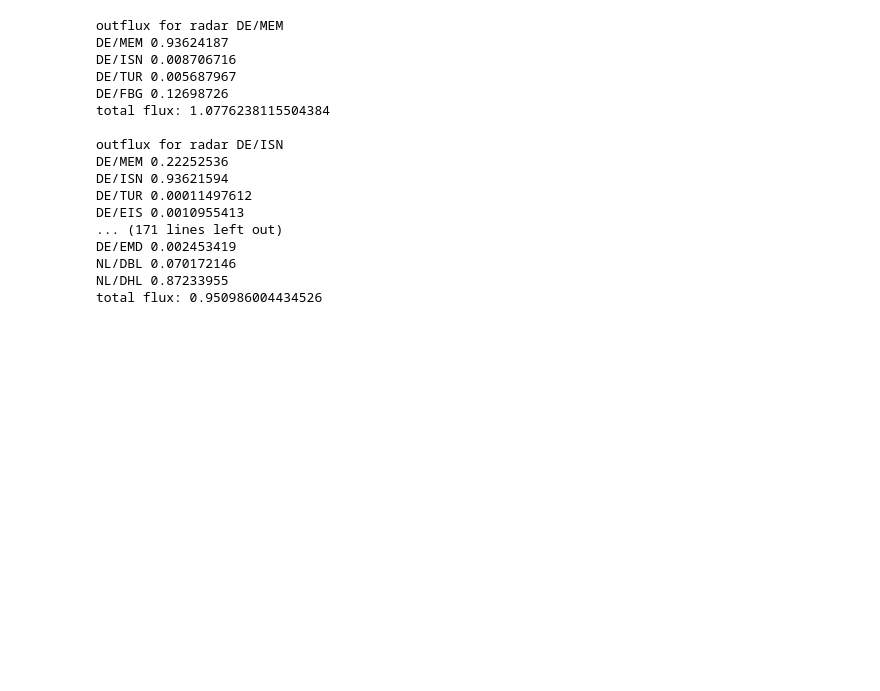
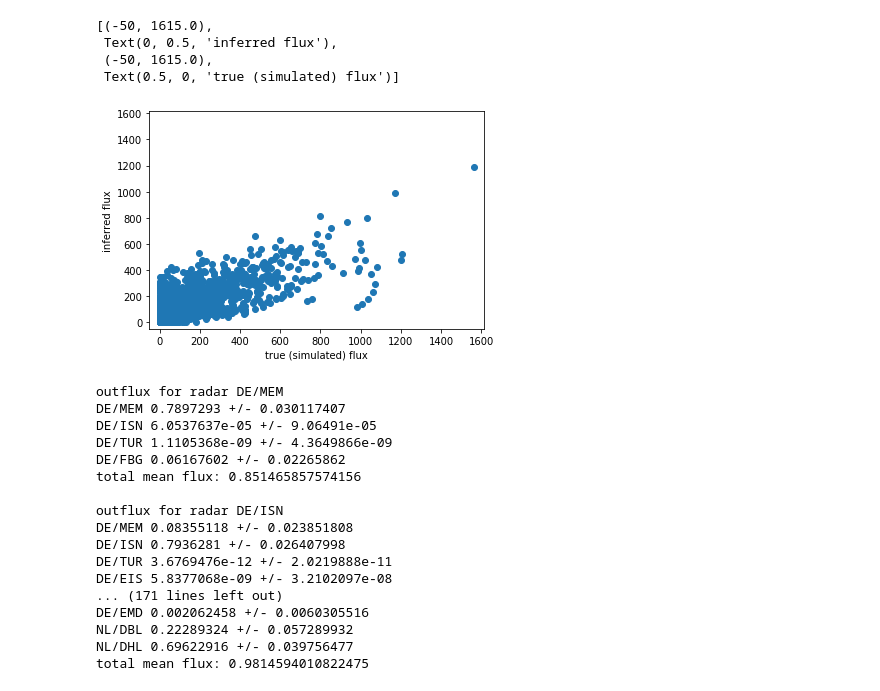
Before and after one commit to FionaLippert/birdMigration, a Jupyter notebook: notebooks/ML_models.ipynb, the cells around one changed output. Drawn from its saved outputs; the diff is of its cells as text; code cells hidden in the pictures; blank space fills up the shorter version.

Commit message:
GAM predictions, departure model and more

```diff
--- a/notebooks/ML_models.ipynb
+++ b/notebooks/ML_models.ipynb
@@ -8,49 +12,76 @@ import numpy as np
 # %%
 result_path = '/home/fiona/birdMigration/data/model_performance/abm_repeated_training/conservation=True_recurrent=True_embedding=0_timesteps=6'
 result_path = '/home/fiona/birdMigration/data/model_performance/test_gnn3'
+result_path = '/home/fiona/birdMigration/data/model_performance/abm_repeated_training_test4/conservation=True_recurrent=True_embedding=0_timesteps=6'
+result_path = '/home/fiona/birdMigration/data/model_performance/abm_multiple_year_training/conservation=False_recurrent=True_embedding=0_timesteps=15'
 
-with open(osp.join(result_path, 'outfluxes_linear+sigmoid.pickle'), 'rb') as f:
+abm_path = '/home/fiona/birdMigration/data/raw/abm/fall/2015'
+
+with open(osp.join(result_path, 'outfluxes_G_mlp.pickle'), 'rb') as f:
     outfluxes = pickle.load(f)
-# with open(osp.join(result_path, 'nights.pickle'), 'rb') as f:
-#     nights = pickle.load(f)
+with open(osp.join(result_path, 'outfluxes_abs_G_linear+sigmoid.pickle'), 'rb') as f:
+    outfluxes_abs = pickle.load(f)
+with open('/home/fiona/birdMigration/data/model_performance/abm_multiple_year_training/conservation=True_recurrent=True_embedding=0_timesteps=6/nights.pickle', 'rb') as f:
+    nights = pickle.load(f)
 
 voronoi = gpd.read_file('/home/fiona/birdMigration/data/raw/radar/fall/2015/voronoi.shp').to_crs(epsg='4326')
+N = len(voronoi)
 # %%
 def find_target(nights, t):
     for nidx, n in enumerate(nights):
         if t in n:
             tidx = np.where(np.array(n)==t)[0][0]
             return nidx, tidx
+# %%
+ml_fluxes = []
+abm_fluxes = []
+for nidx, night in enumerate(nights[:-1]):
+    ml_fluxes.append(outfluxes_abs[nidx][:, :, :len(night)].detach().numpy())
+    abm_fluxes.append(np.stack([np.load(osp.join(abm_path, 'outfluxes_abs', f'{tidx}.npy'))[:N, :N] for tidx in night], axis=-1))
+
+ml_fluxes = np.concatenate(ml_fluxes, axis=-1) * 2000
+abm_fluxes = np.concatenate(abm_fluxes, axis=-1)
+max_flux = max(ml_fluxes.max(), abm_fluxes.max())
+# %%
+fig, ax = plt.subplots()
+ax.scatter(abm_fluxes.flatten(), ml_fluxes.flatten())
+margin=50
+ax.set(xlabel='true (simulated) flux', ylabel='inferred flux', xlim=(0-margin,max_flux+margin), ylim=(0-margin,max_flux+margin))
+# %% [output]
+[(-50, 1615.0),
+ Text(0, 0.5, 'inferred flux'),
+ (-50, 1615.0),
+ Text(0.5, 0, 'true (simulated) flux')]
+[figure, added]
 # %%
-# nidx, tidx = find_target(nights, t)
-# print(nidx, tidx)
-nidx = 5
-tidx = 3
 for idx, radar in enumerate(voronoi.radar):
     print(f'outflux for radar {radar}')
-    f = outfluxes[nidx][idx, :, tidx].detach().numpy()
+    idx_fluxes = torch.cat([night_fluxes[idx, :, :] for night_fluxes in outfluxes.values()], dim=-1)
+    mean_fluxes = idx_fluxes.mean(-1).detach().numpy()
+    std_fluxes = idx_fluxes.std(-1).detach().numpy()
+
     total = 0
-    for jdx, flux in enumerate(f):
+    for jdx, flux in enumerate(mean_fluxes):
         if flux > 0:
             total += flux
-            print(voronoi.radar.iloc[jdx], flux)
-    print(f'total flux: {total} \n')
+            print(voronoi.radar.iloc[jdx], flux, '+/-', std_fluxes[jdx])
+    print(f'total mean flux: {total} \n')
 #outfluxes
 # %% [output]
 outflux for radar DE/MEM
-DE/MEM 0.93624187
-DE/ISN 0.008706716
-DE/TUR 0.005687967
-DE/FBG 0.12698726
-total flux: 1.0776238115504384
+DE/MEM 0.7897293 +/- 0.030117407
+DE/ISN 6.0537637e-05 +/- 9.06491e-05
+DE/TUR 1.1105368e-09 +/- 4.3649866e-09
+DE/FBG 0.06167602 +/- 0.02265862
+total mean flux: 0.851465857574156
 
 outflux for radar DE/ISN
-DE/MEM 0.22252536
-DE/ISN 0.93621594
-DE/TUR 0.00011497612
-DE/EIS 0.0010955413
+DE/MEM 0.08355118 +/- 0.023851808
+DE/ISN 0.7936281 +/- 0.026407998
+DE/TUR 3.6769476e-12 +/- 2.0219888e-11
+DE/EIS 5.8377068e-09 +/- 3.2102097e-08
 ... (171 lines left out)
-DE/EMD 0.002453419
-NL/DBL 0.070172146
-NL/DHL 0.87233955
-total flux: 0.950986004434526
+DE/EMD 0.002062458 +/- 0.0060305516
+NL/DBL 0.22289324 +/- 0.057289932
+NL/DHL 0.69622916 +/- 0.039756477
+total mean flux: 0.9814594010822475
```
Also changed, not shown: parts of 1 cell of this notebook, 54 other files.
